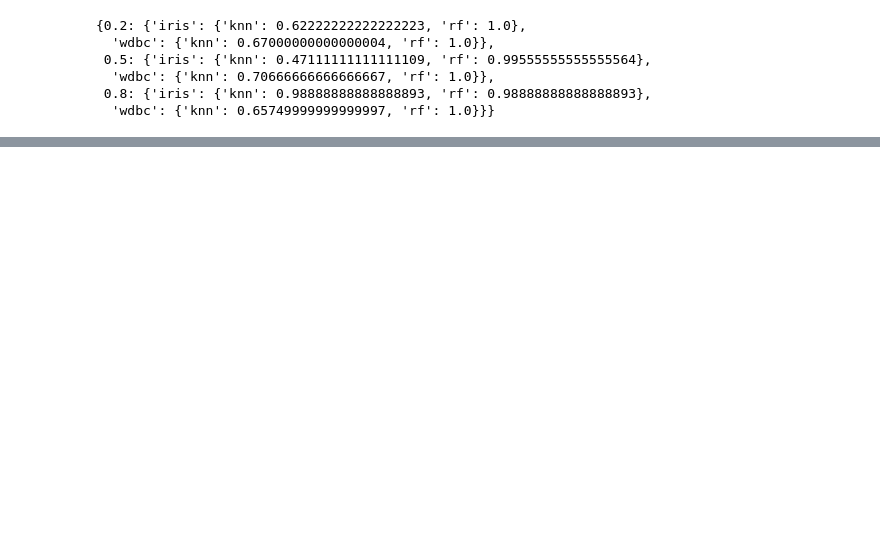
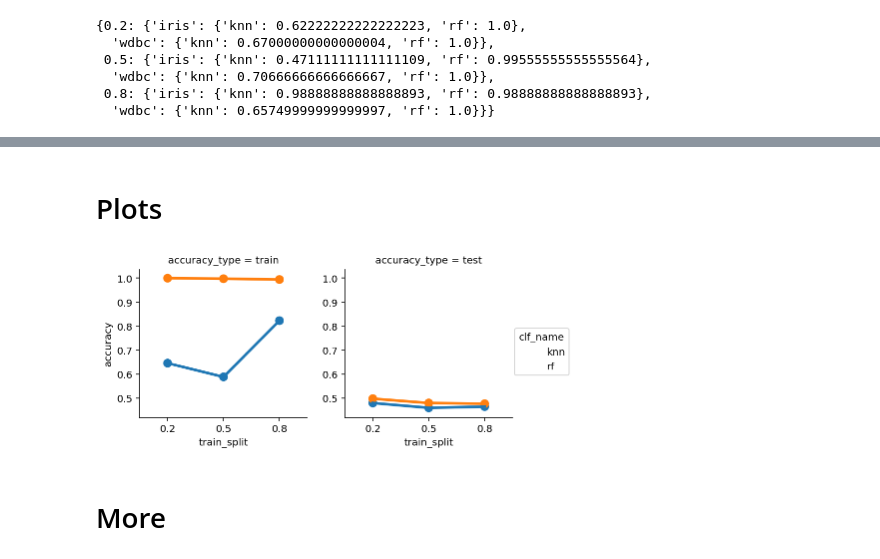
Before and after one commit to phi1eas/118a_project, a Jupyter notebook: analysis_new.ipynb, the cells around one changed output, grey strips where cells are left out. Saved outputs shown, nothing was run; the diff lists cells and outputs as text; code cells hidden in the pictures; blank space fills up the shorter version.

Commit message:
Plot train/test acc score averaged across random shuffles and data by train split and clf

```diff
--- a/analysis_new.ipynb
+++ b/analysis_new.ipynb
@@ -663,5 +665,5 @@ splits_shuffles_avg_train_scores_dict
   'wdbc': {'knn': 0.65749999999999997, 'rf': 1.0}}}
 # %%
 # Average across data
-avg_train_scores_by_clf = avg_clf_scores_across_data(splits_shuffles_avg_train_scores_dict)
-avg_test_scores_by_clf = avg_clf_scores_across_data(splits_shuffles_avg_test_scores_dict)
+avg_train_scores_by_split_clf_dict = avg_clf_scores_across_data(splits_shuffles_avg_train_scores_dict)
+avg_test_scores_by_split_clf_dict  = avg_clf_scores_across_data(splits_shuffles_avg_test_scores_dict)
@@ -675,0 +670,26 @@ avg_test_scores_by_clf
+# %%
+# in: avg_train_scores_by_split_clf_dict, avg_test_scores_by_split_clf_dict
+
+# Plottable df
+avg_scores_by_split_cf_df = pd.DataFrame(columns = ['train_split',
+                                                   'clf_name',
+                                                   'accuracy_type',
+                                                   'accuracy'])
+
+for train_split, clf_score_dict in avg_train_scores_by_split_clf_dict.items():
+    for clf_name, score in clf_score_dict.items():
+        train_score_row = {'train_split':   train_split,
+                          'clf_name':      clf_name,
+                          'accuracy_type': 'train',
+                          'accuracy':      avg_train_scores_by_split_clf_dict[train_split][clf_name]}
+        test_score_row = {'train_split':   train_split,
+                          'clf_name':      clf_name,
+                          'accuracy_type': 'test',
+                          'accuracy':      avg_test_scores_by_split_clf_dict[train_split][clf_name]}
+
+        print(train_score_row)
+
+        avg_scores_by_split_cf_df = \
+                avg_scores_by_split_cf_df.append(train_score_row, ignore_index=True)
+        avg_scores_by_split_cf_df = \
+                avg_scores_by_split_cf_df.append(test_score_row, ignore_index=True)
@@ -676,3 +703,16 @@ avg_test_scores_by_clf
+# %% [markdown]
+# Plots
+# %%
+# Train/test accuracy averaged across random shuffles and data by clf
+# plt.figure(figsize=figsize)
+sns_plot = sns.FacetGrid(avg_scores_by_split_cf_df, col='accuracy_type', hue='clf_name')
+sns_plot.map(sns.pointplot, 'train_split', 'accuracy')
+sns_plot.add_legend()
+plt.show()
+# %% [output]
+[figure, added]
+# %% [markdown]
+# More
 # %%
 # Next: - average, sd across random perms
 #       - avg BY dataset (to df), for train and test
```
Also changed, not shown: parts of 6 cells of this notebook.
